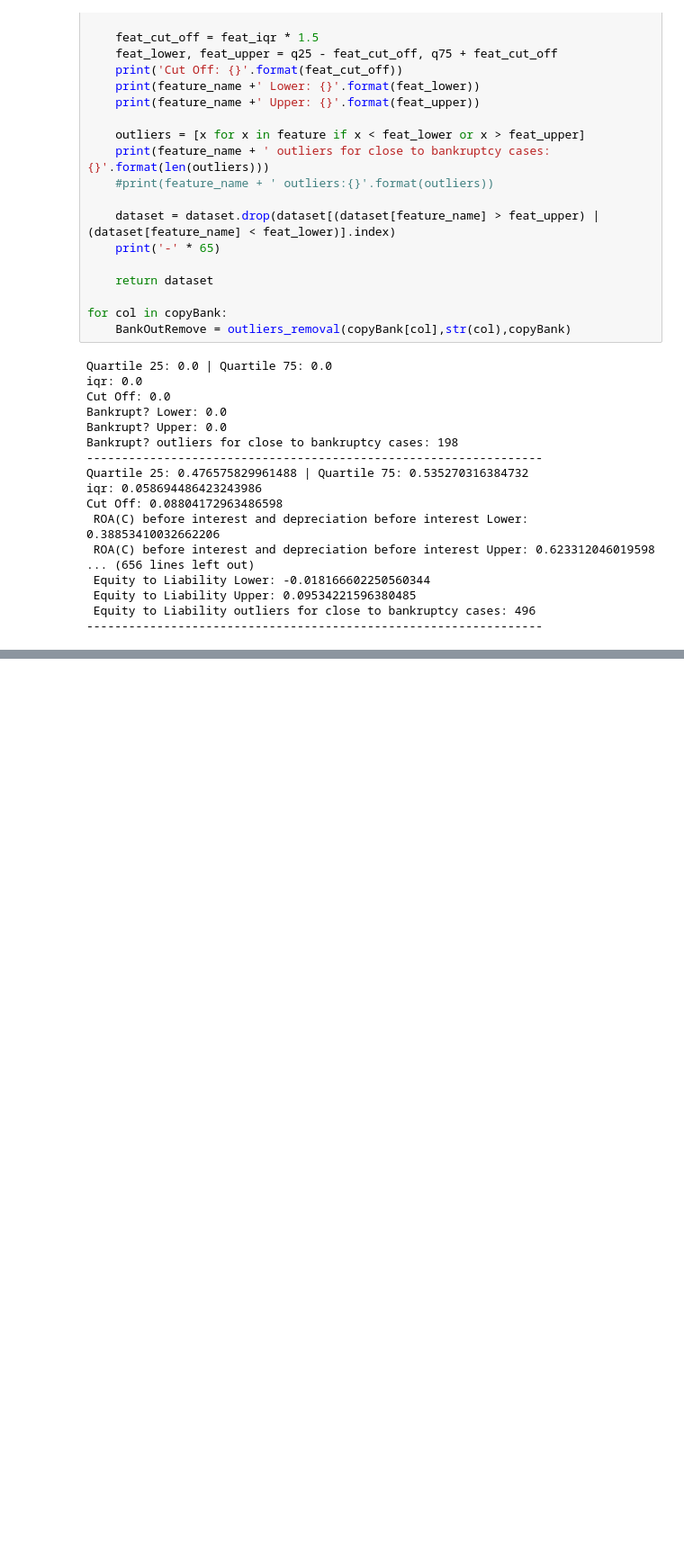
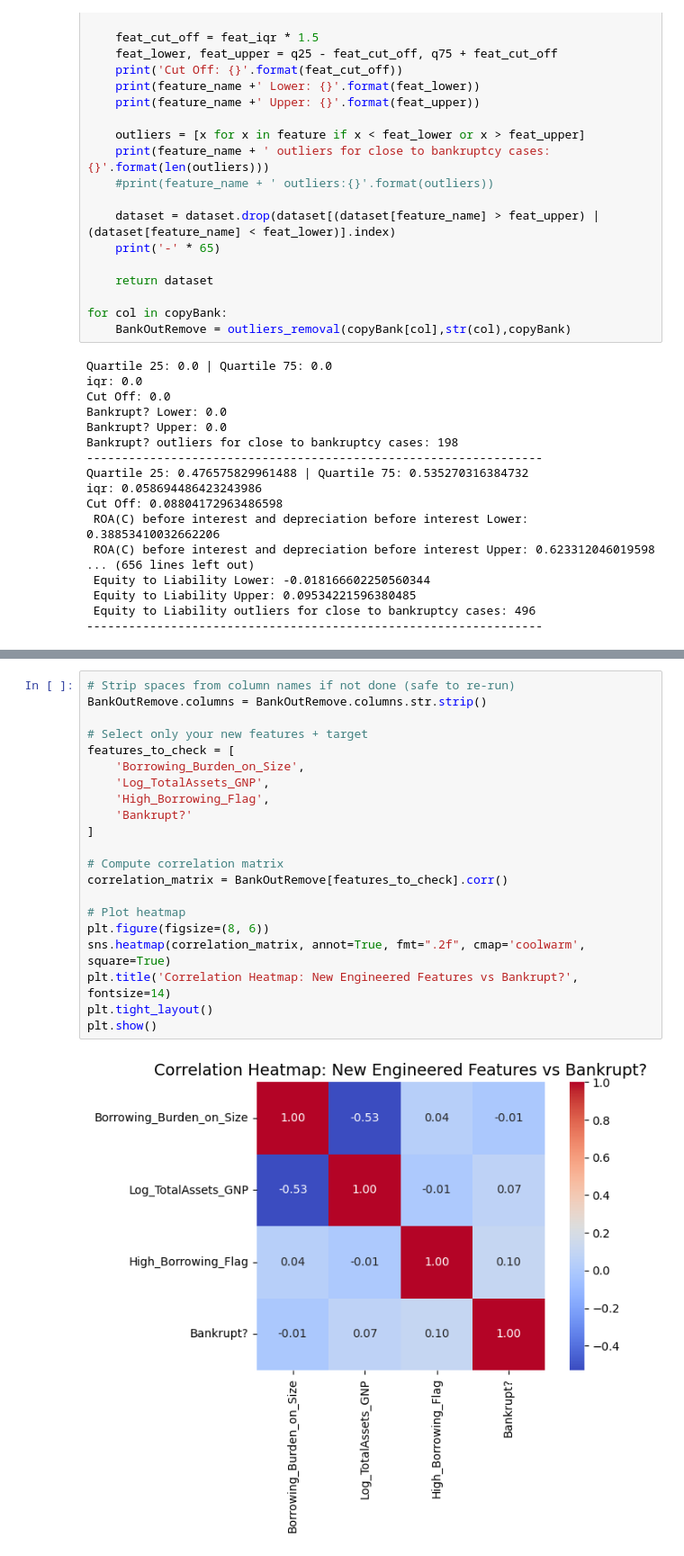
Before and after one commit to TeranG710/GORTFinal, a Jupyter notebook: bankrupt.ipynb, the cells around one changed output, grey strips where cells are left out. Shown at 90% size. Cells and saved outputs as stored; diff of their text form; blank space fills up the shorter version.

```diff
--- a/bankrupt.ipynb
+++ b/bankrupt.ipynb
@@ -659,0 +765,23 @@ https://gist.github.com/mwaskom/de44147ed2974457ad6372750bbe5751
+# %%
+# Strip spaces from column names if not done (safe to re-run)
+BankOutRemove.columns = BankOutRemove.columns.str.strip()
+
+# Select only your new features + target
+features_to_check = [
+    'Borrowing_Burden_on_Size',
+    'Log_TotalAssets_GNP',
+    'High_Borrowing_Flag',
+    'Bankrupt?'
+]
+
+# Compute correlation matrix
+correlation_matrix = BankOutRemove[features_to_check].corr()
+
+# Plot heatmap
+plt.figure(figsize=(8, 6))
+sns.heatmap(correlation_matrix, annot=True, fmt=".2f", cmap='coolwarm', square=True)
+plt.title('Correlation Heatmap: New Engineered Features vs Bankrupt?', fontsize=14)
+plt.tight_layout()
+plt.show()
+# %% [output]
+[figure, added]
```
Also changed, not shown: parts of 21 cells of this notebook.
